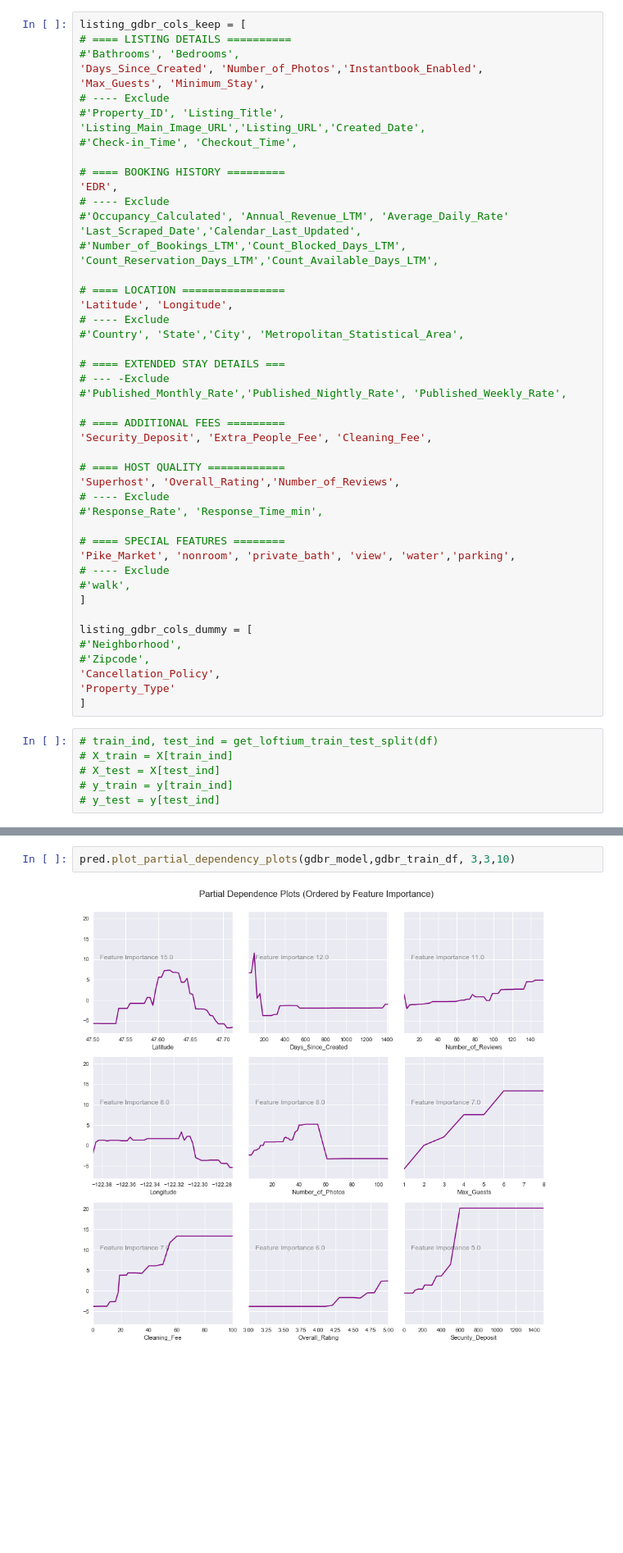
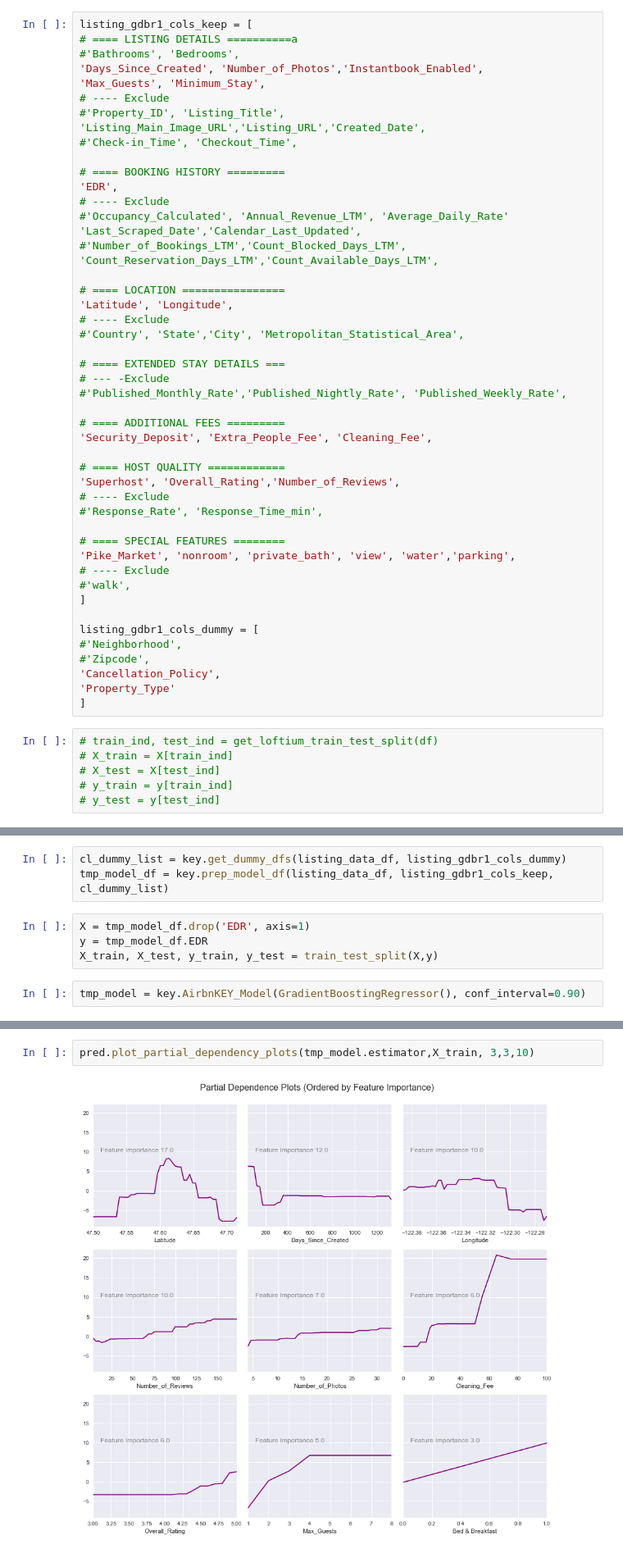
Before and after one commit to epxjk82/airbnKEY, a Jupyter notebook: Airbnb_loft_analysis_monthly_OR50.ipynb, the cells around one changed output, grey strips where cells are left out. Shown at 82% size. Saved outputs shown, nothing was run; the diff lists cells and outputs as text; blank space fills up the shorter version.

```diff
--- a/Airbnb_loft_analysis_monthly_OR50.ipynb
+++ b/Airbnb_loft_analysis_monthly_OR50.ipynb
@@ -699,6 +703,6 @@ ax.scatter(x, y_lower, alpha=0.3)
 # %%
-listing_gdbr_cols_keep = [
-# ==== LISTING DETAILS ==========
+listing_gdbr1_cols_keep = [
+# ==== LISTING DETAILS ==========a
 #'Bathrooms', 'Bedrooms',
 'Days_Since_Created', 'Number_of_Photos','Instantbook_Enabled',
 'Max_Guests', 'Minimum_Stay',
@@ -735,7 +739,7 @@ listing_gdbr_cols_keep = [
 #'walk',
 ]
 
-listing_gdbr_cols_dummy = [
+listing_gdbr1_cols_dummy = [
 #'Neighborhood',
 #'Zipcode',
 'Cancellation_Policy',
@@ -771,0 +780,9 @@ Returned pred df with shape (228,)
+# %%
+cl_dummy_list = key.get_dummy_dfs(listing_data_df, listing_gdbr1_cols_dummy)
+tmp_model_df = key.prep_model_df(listing_data_df, listing_gdbr1_cols_keep, cl_dummy_list)
+# %%
+X = tmp_model_df.drop('EDR', axis=1)
+y = tmp_model_df.EDR
+X_train, X_test, y_train, y_test = train_test_split(X,y)
+# %%
+tmp_model = key.AirbnKEY_Model(GradientBoostingRegressor(), conf_interval=0.90)
@@ -772,5 +821,5 @@ Returned pred df with shape (228,)
 # %%
-pred.plot_partial_dependency_plots(gdbr_model,gdbr_train_df, 3,3,10)
+pred.plot_partial_dependency_plots(tmp_model.estimator,X_train, 3,3,10)
 # %% [output]
-[figure, old version]
+[figure, new version]
 # %%
```
Also changed, not shown: parts of 121 cells of this notebook.
